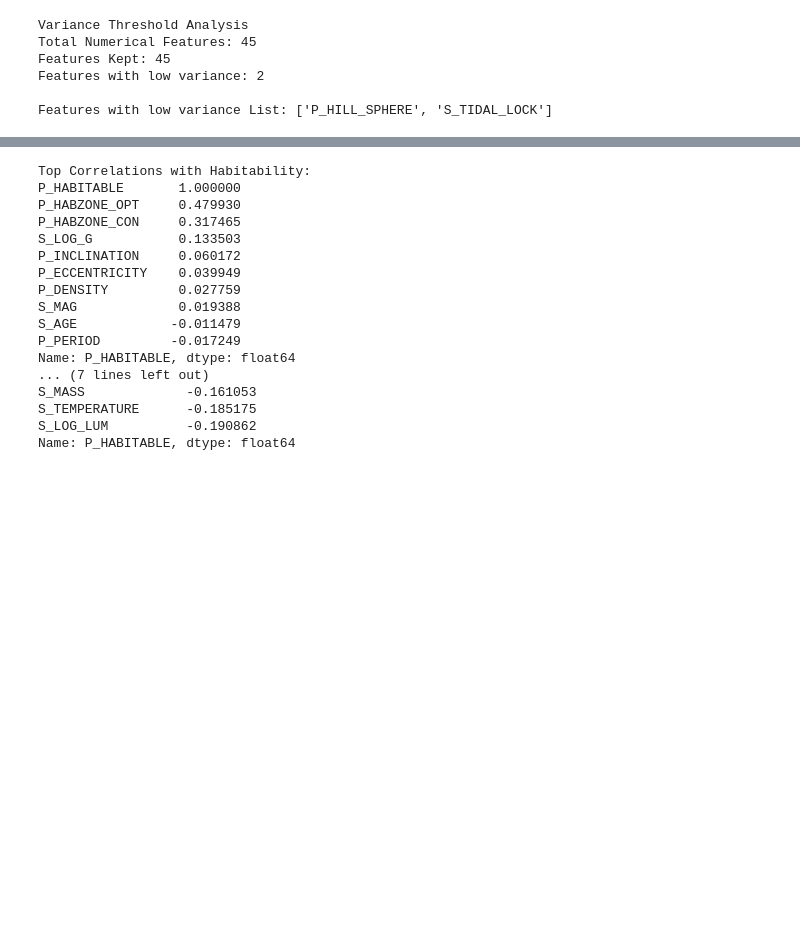
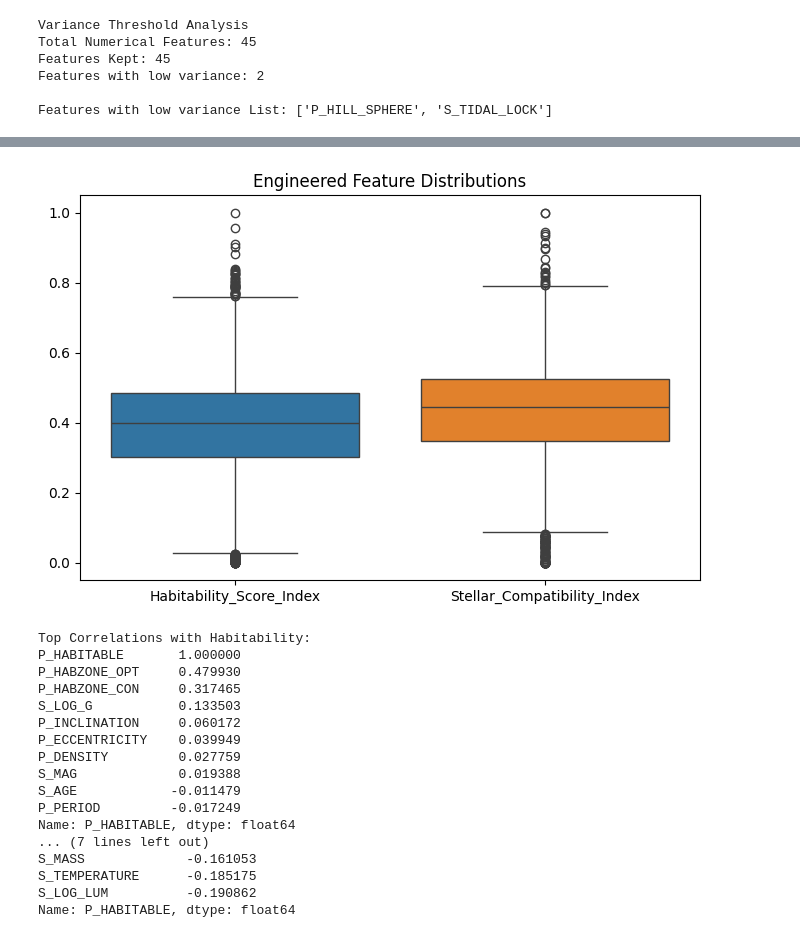
Before and after one commit to varshini-nandula/exohabitai, a Jupyter notebook: exoplanets.ipynb, the cells around one changed output, grey strips where cells are left out. Saved outputs shown, nothing was run; the diff lists cells and outputs as text; code cells hidden in the pictures; blank space fills up the shorter version.

Commit message:
Data Cleaning and Feature Engineering

```diff
--- a/exoplanets.ipynb
+++ b/exoplanets.ipynb
@@ -402,0 +420,24 @@ scaled_num_data = pd.DataFrame(
+# %%
+# Key stellar features influencing planetary habitability
+stellar_features = ["S_TEMPERATURE", "S_LUMINOSITY", "S_METALLICITY"]
+
+# Scale stellar properties to a uniform range [0, 1]
+# This ensures fair contribution from each stellar parameter
+stellar_scaled = MinMaxScaler().fit_transform(
+    exoplanet_df[stellar_features]
+)
+
+# Compute a heuristic stellar compatibility score
+# Moderate temperature and luminosity are preferred,
+# while higher metallicity contributes positively
+exoplanet_df["Stellar_Compatibility_Index"] = (
+    1
+    - np.abs(stellar_scaled[:, 0] - 0.5)  # Temperature balance (Sun-like)
+    - np.abs(stellar_scaled[:, 1] - 0.5)  # Luminosity stability
+    + stellar_scaled[:, 2] * 0.5           # Metallicity bonus
+)
+
+# Normalize the final stellar compatibility score to [0, 1]
+exoplanet_df["Stellar_Compatibility_Index"] = MinMaxScaler().fit_transform(
+    exoplanet_df[["Stellar_Compatibility_Index"]]
+)
@@ -421,3 +481,13 @@ processed_df.head()
+# %%
+#Distribution of engineered features
+plt.figure(figsize=(8,5))
+sns.boxplot(data=exoplanet_df[
+    ["Habitability_Score_Index", "Stellar_Compatibility_Index"]
+])
+plt.title("Engineered Feature Distributions")
+plt.show()
+# %% [output]
+[figure, added]
 # %%
 # Calculate correlation of all numerical features with the target
 correlations = exoplanet_df[numerical_cols + ['P_HABITABLE']].corr()['P_HABITABLE'].sort_values(ascending=False)
```
Also changed, not shown: parts of 7 cells of this notebook.
